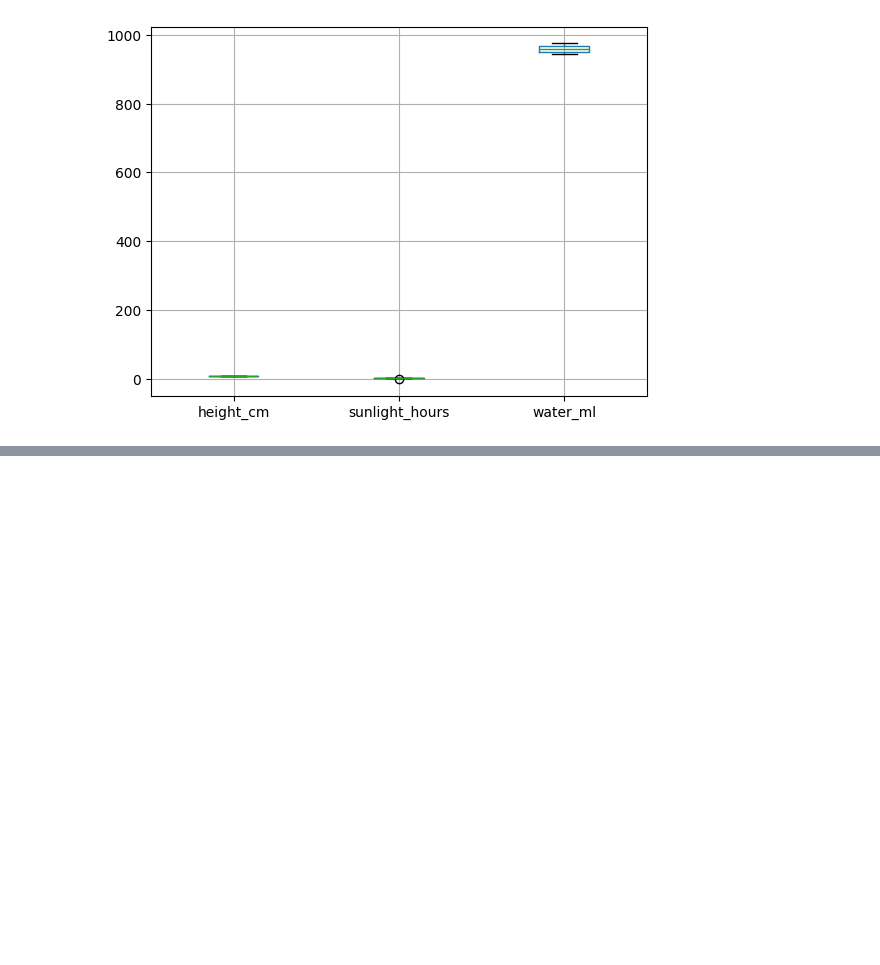
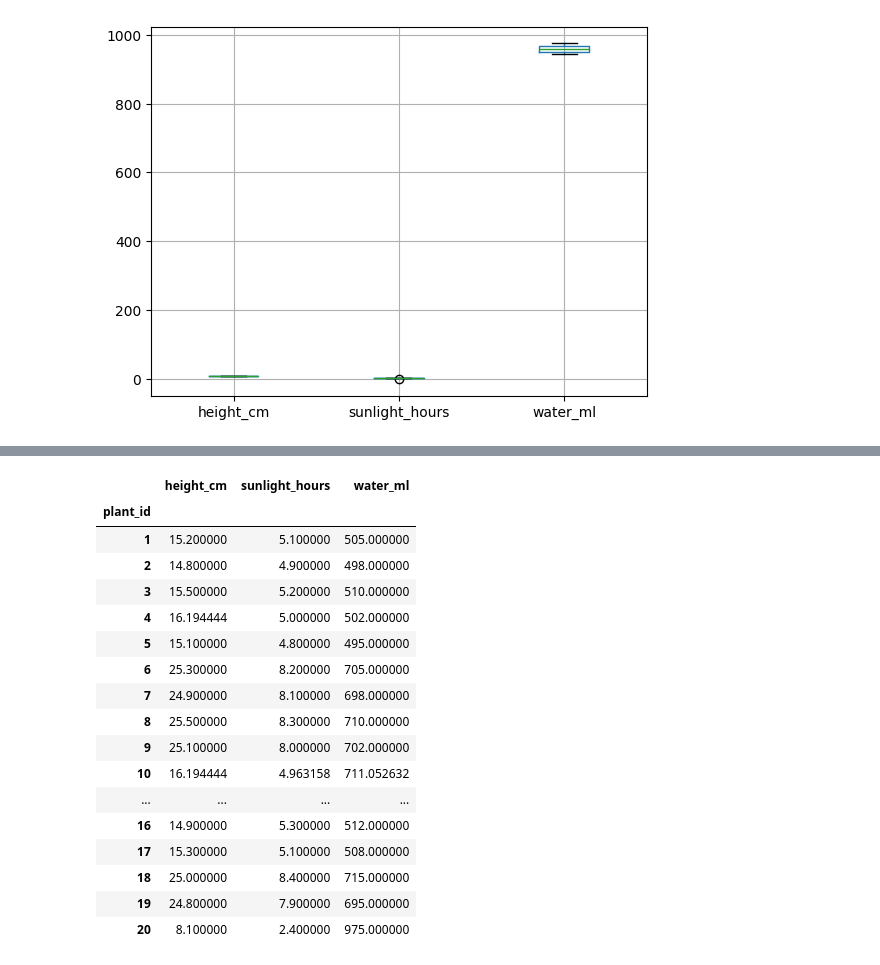
Before and after one commit to Jeronimo6344/data-analysis-basic, a Jupyter notebook: 03 Data Preprocessing 1/03 - 연습문제.ipynb, the cells around one changed output, grey strips where cells are left out. Cells and saved outputs as stored; diff of their text form; code cells hidden in the pictures; blank space fills up the shorter version.

```diff
--- a/03 - 연습문제.ipynb
+++ b/03 Data Preprocessing 1/03 - 연습문제.ipynb
@@ -436,9 +459,10 @@ for i in s.index:
 # %%
-height_cm_Q1=origin['height_cm'].quantile(0.25)
-height_cm_Q3=origin['height_cm'].quantile(0.75)
+height_cm_Q1=df['height_cm'].quantile(0.25)
+height_cm_Q3=df['height_cm'].quantile(0.75)
 height_cm_IQR=height_cm_Q3-height_cm_Q1
 height_cm_IQR_max=height_cm_Q3+1.5*height_cm_IQR
 height_cm_IQR_min=height_cm_Q1-1.5*height_cm_IQR
 print('height_cm에 대한 iqr: %0.2f, 하한 이상치 경계: %0.2f, 상한 이상치 경계: %0.2f'%(height_cm_IQR,height_cm_IQR_min,height_cm_IQR_max))
+df.loc[(df['height_cm']<height_cm_IQR_min) | (df['height_cm']>height_cm_IQR_max)]
 # %% [output]
 height_cm에 대한 iqr: 16.45, 하한 이상치 경계: -16.10, 상한 이상치 경계: 49.70
@@ -444,0 +472,8 @@ height_cm에 대한 iqr: 16.45, 하한 이상치 경계: -16.10, 상한 이상
+# %%
+sunlight_hours_Q1=df['sunlight_hours'].quantile(0.25)
+sunlight_hours_Q3=df['sunlight_hours'].quantile(0.75)
+sunlight_hours_IQR=sunlight_hours_Q3-sunlight_hours_Q1
+sunlight_hours_IQR_max=sunlight_hours_Q3+1.5*sunlight_hours_IQR
+sunlight_hours_IQR_min=sunlight_hours_Q1-1.5*sunlight_hours_IQR
+print('sunlight_hours에 대한 iqr: %0.2f, 하한 이상치 경계: %0.2f, 상한 이상치 경계: %0.2f'%(sunlight_hours_IQR,sunlight_hours_IQR_min,sunlight_hours_IQR_max))
+df.loc[(df['sunlight_hours']<sunlight_hours_IQR_min) | (df['sunlight_hours']>sunlight_hours_IQR_max)]
@@ -444,0 +485,28 @@ height_cm에 대한 iqr: 16.45, 하한 이상치 경계: -16.10, 상한 이상
+# %%
+df2=df.copy()
+df2.loc[(df2['height_cm']<height_cm_IQR_min) | (df2['height_cm']>height_cm_IQR_max),'height_cm']=np.nan
+df2.loc[(df2['sunlight_hours']<sunlight_hours_IQR_min) | (df2['sunlight_hours']>sunlight_hours_IQR_max)]=np.nan
+
+imr=SimpleImputer(missing_values=np.nan,strategy='mean')
+df_imr=imr.fit_transform(df2.values)
+re_df=DataFrame(df_imr,index=df2.index,columns=df2.columns)
+re_df
+# %% [output]
+|  | height_cm | sunlight_hours | water_ml |
+| plant_id |  |  |  |
+| 1 | 15.200000 | 5.100000 | 505.000000 |
+| 2 | 14.800000 | 4.900000 | 498.000000 |
+| 3 | 15.500000 | 5.200000 | 510.000000 |
+| 4 | 16.194444 | 5.000000 | 502.000000 |
+| 5 | 15.100000 | 4.800000 | 495.000000 |
+| 6 | 25.300000 | 8.200000 | 705.000000 |
+| 7 | 24.900000 | 8.100000 | 698.000000 |
+| 8 | 25.500000 | 8.300000 | 710.000000 |
+| 9 | 25.100000 | 8.000000 | 702.000000 |
+| 10 | 16.194444 | 4.963158 | 711.052632 |
+| ... | ... | ... | ... |
+| 16 | 14.900000 | 5.300000 | 512.000000 |
+| 17 | 15.300000 | 5.100000 | 508.000000 |
+| 18 | 25.000000 | 8.400000 | 715.000000 |
+| 19 | 24.800000 | 7.900000 | 695.000000 |
+| 20 | 8.100000 | 2.400000 | 975.000000 |
```
Also changed, not shown: parts of 4 cells of this notebook, 8 other files.
